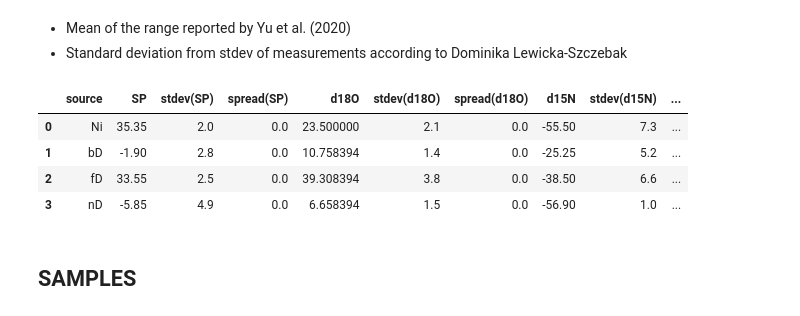
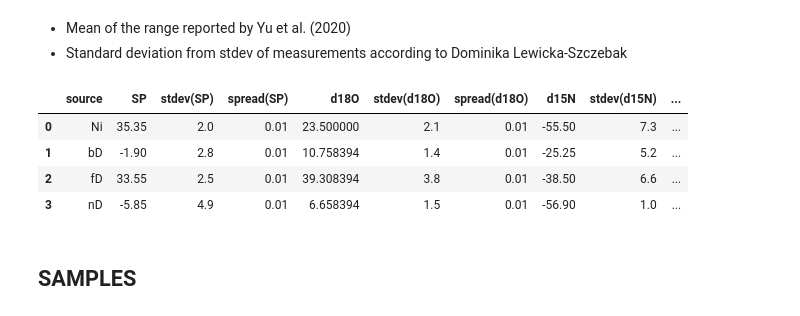
Before and after one commit to fabioturc/n2o-wheat-drivers-sources, a Jupyter notebook: notebooks/SOURCES_01_prep_inputs_FRAME.ipynb, the cells around one changed output. Drawn from its saved outputs; the diff is of its cells as text; code cells hidden in the pictures.

```diff
--- a/notebooks/SOURCES_01_prep_inputs_FRAME.ipynb
+++ b/notebooks/SOURCES_01_prep_inputs_FRAME.ipynb
@@ -96,41 +96,41 @@ Average soil water d18O is -9.241605815533335
 # %%
 # Calculate the mean of endmembers range from min max reported by Yu et al. (2020)
 sources_norm['mean'] = (sources_norm['min'] + sources_norm['max'])/2
-#sources_norm['spread'] = np.abs((sources_norm['max'] - sources_norm['min'])/2)
-sources_norm['spread'] = 0 # use stddev instead of spread --> set spread to zero
-
+sources_norm['spread'] = np.abs((sources_norm['max'] - sources_norm['min'])/2)
+sources_norm['spread'] = 0.01 # use stddev instead of spread --> set spread to 0.01 to avoid bug
+#sources_norm['stdev'] = 0
 
 # Pivot the DataFrame
 pivot_mean = sources_norm.pivot_table(index='source', columns='delta', values='mean').reset_index()
 pivot_stdev = sources_norm.pivot_table(index='source', columns='delta', values='stdev').reset_index()
 pivot_spread = sources_norm.pivot_table(index='source', columns='delta', values='spread').reset_index()
 
 # Create a new DataFrame for the required FRAME source input format
 sources_df = pivot_mean.copy()
 sources_df.columns.name = None
 
 # Add the 'spread' columns to `sources_df`
 for col in pivot_spread.columns[1:]:  # Skip the 'source' column
     sources_df[f'spread({col})'] = pivot_spread[col]
 
 # Add 'stdev' columns
 for col in pivot_stdev.columns[1:]:  # Skip the 'source' column
     sources_df[f'stdev({col})'] = pivot_stdev[col]
 
 # Optionally reorder columns to match your desired format
 ordered_columns = ['source']
 for delta in sources['delta'].unique():
     ordered_columns += [delta, f'stdev({delta})', f'spread({delta})']
 
 sources_df = sources_df[ordered_columns]
 
 sources_df
 # %% [output]
 |  | source | SP | stdev(SP) | spread(SP) | d18O | stdev(d18O) | spread(d18O) | d15N | stdev(d15N) | ... |
-| 0 | Ni | 35.35 | 2.0 | 0.0 | 23.500000 | 2.1 | 0.0 | -55.50 | 7.3 | ... |
-| 1 | bD | -1.90 | 2.8 | 0.0 | 10.758394 | 1.4 | 0.0 | -25.25 | 5.2 | ... |
-| 2 | fD | 33.55 | 2.5 | 0.0 | 39.308394 | 3.8 | 0.0 | -38.50 | 6.6 | ... |
-| 3 | nD | -5.85 | 4.9 | 0.0 | 6.658394 | 1.5 | 0.0 | -56.90 | 1.0 | ... |
+| 0 | Ni | 35.35 | 2.0 | 0.01 | 23.500000 | 2.1 | 0.01 | -55.50 | 7.3 | ... |
+| 1 | bD | -1.90 | 2.8 | 0.01 | 10.758394 | 1.4 | 0.01 | -25.25 | 5.2 | ... |
+| 2 | fD | 33.55 | 2.5 | 0.01 | 39.308394 | 3.8 | 0.01 | -38.50 | 6.6 | ... |
+| 3 | nD | -5.85 | 4.9 | 0.01 | 6.658394 | 1.5 | 0.01 | -56.90 | 1.0 | ... |
 # %% [markdown]
 ## SAMPLES
 # %% [markdown]
```
Also changed, not shown: parts of 3 cells of this notebook, 1 other file.
